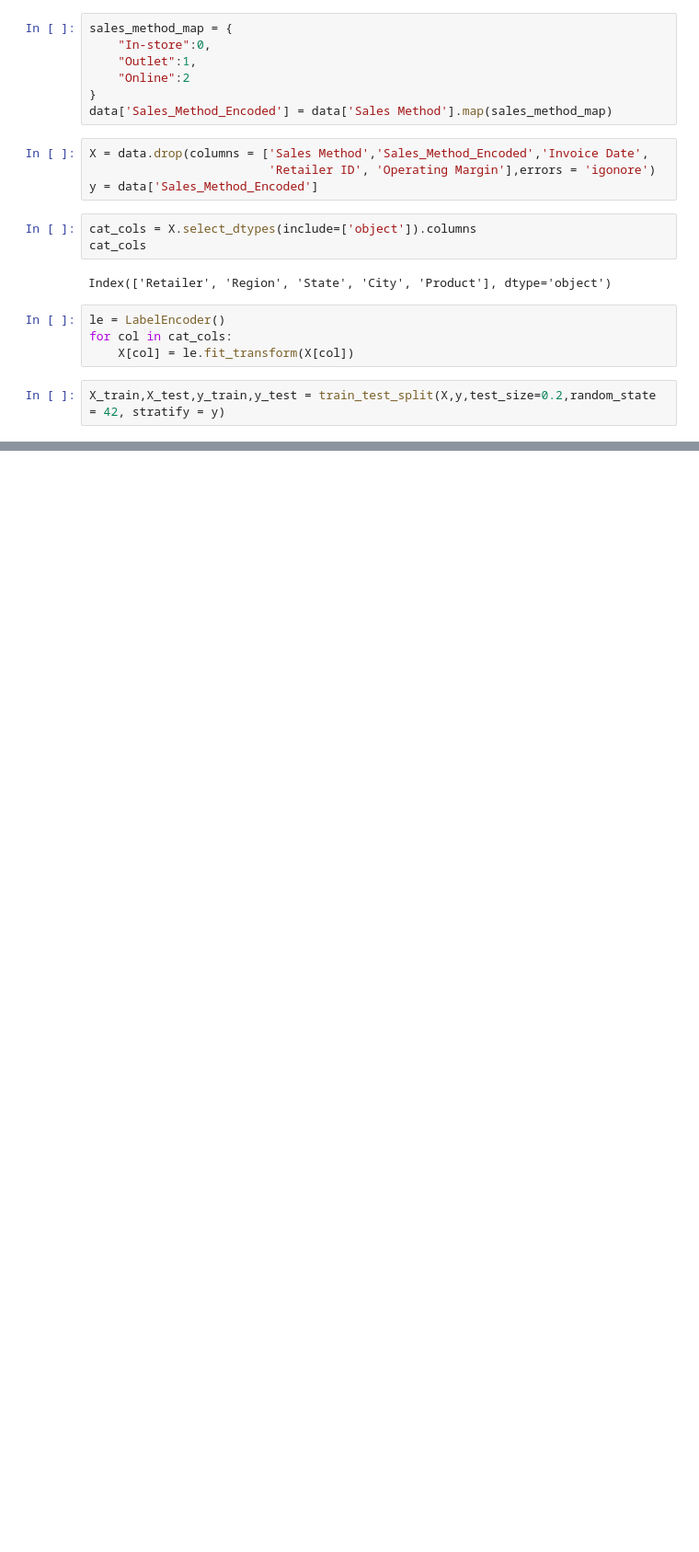
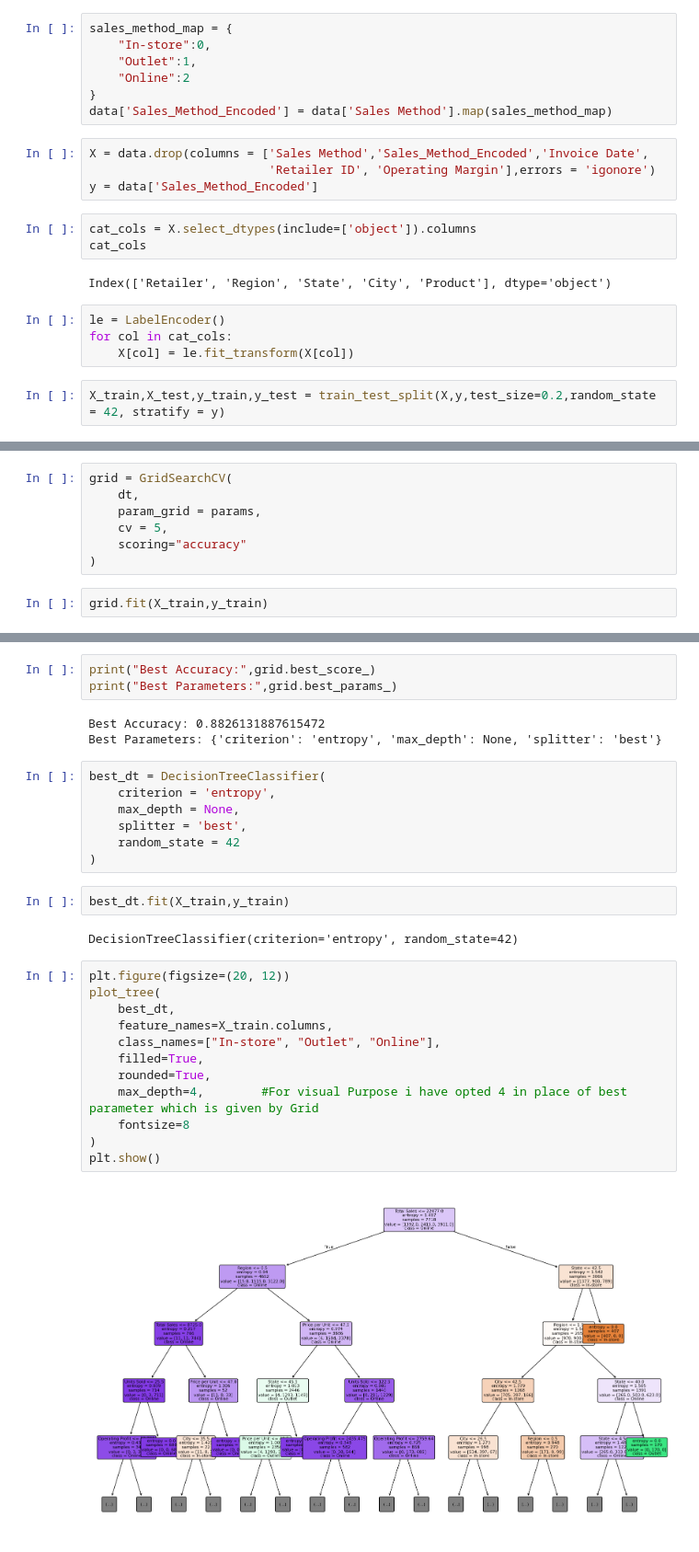
Before and after one commit to Jeetjha-07/ML-Sales-Prediciton-Project, a Jupyter notebook: notebooks/model2_sales_method.ipynb, the cells around one changed output, grey strips where cells are left out. Shown at 92% size. Cells and saved outputs as stored; diff of their text form; blank space fills up the shorter version.

Commit message:
Model 2 is trained with Decision tree with the best parameters using grid search cv

```diff
--- a/notebooks/model2_sales_method.ipynb
+++ b/notebooks/model2_sales_method.ipynb
@@ -79,0 +88,9 @@ X_train,X_test,y_train,y_test = train_test_split(X,y,test_size=0.2,random_state
+# %%
+grid = GridSearchCV(
+    dt,
+    param_grid = params,
+    cv = 5,
+    scoring="accuracy"
+)
+# %%
+grid.fit(X_train,y_train)
@@ -79,0 +103,31 @@ X_train,X_test,y_train,y_test = train_test_split(X,y,test_size=0.2,random_state
+# %%
+print("Best Accuracy:",grid.best_score_)
+print("Best Parameters:",grid.best_params_)
+# %% [output]
+Best Accuracy: 0.8826131887615472
+Best Parameters: {'criterion': 'entropy', 'max_depth': None, 'splitter': 'best'}
+# %%
+best_dt = DecisionTreeClassifier(
+    criterion = 'entropy',
+    max_depth = None,
+    splitter = 'best',
+    random_state = 42
+)
+# %%
+best_dt.fit(X_train,y_train)
+# %% [output]
+DecisionTreeClassifier(criterion='entropy', random_state=42)
+# %%
+plt.figure(figsize=(20, 12))
+plot_tree(
+    best_dt,
+    feature_names=X_train.columns,
+    class_names=["In-store", "Outlet", "Online"],
+    filled=True,
+    rounded=True,
+    max_depth=4,        #For visual Purpose i have opted 4 in place of best parameter which is given by Grid
+    fontsize=8
+)
+plt.show()
+# %% [output]
+[figure, added]
```
Also changed, not shown: parts of 5 cells of this notebook.
